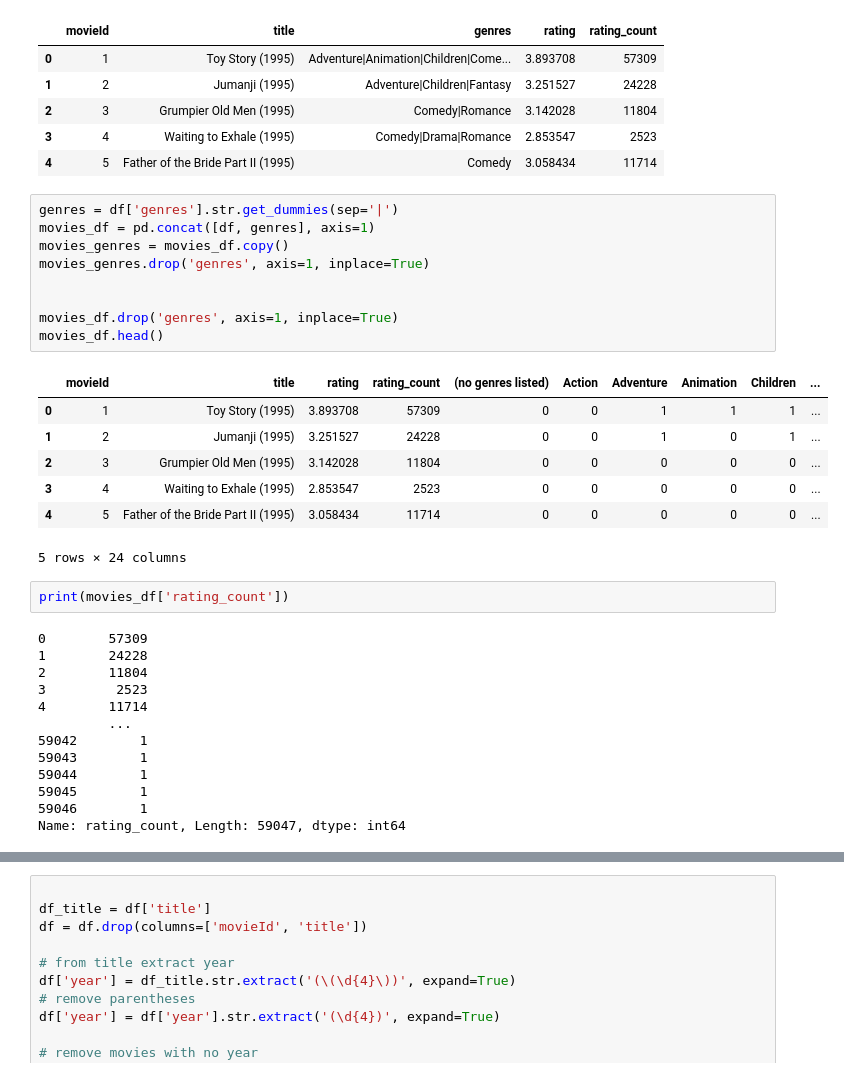
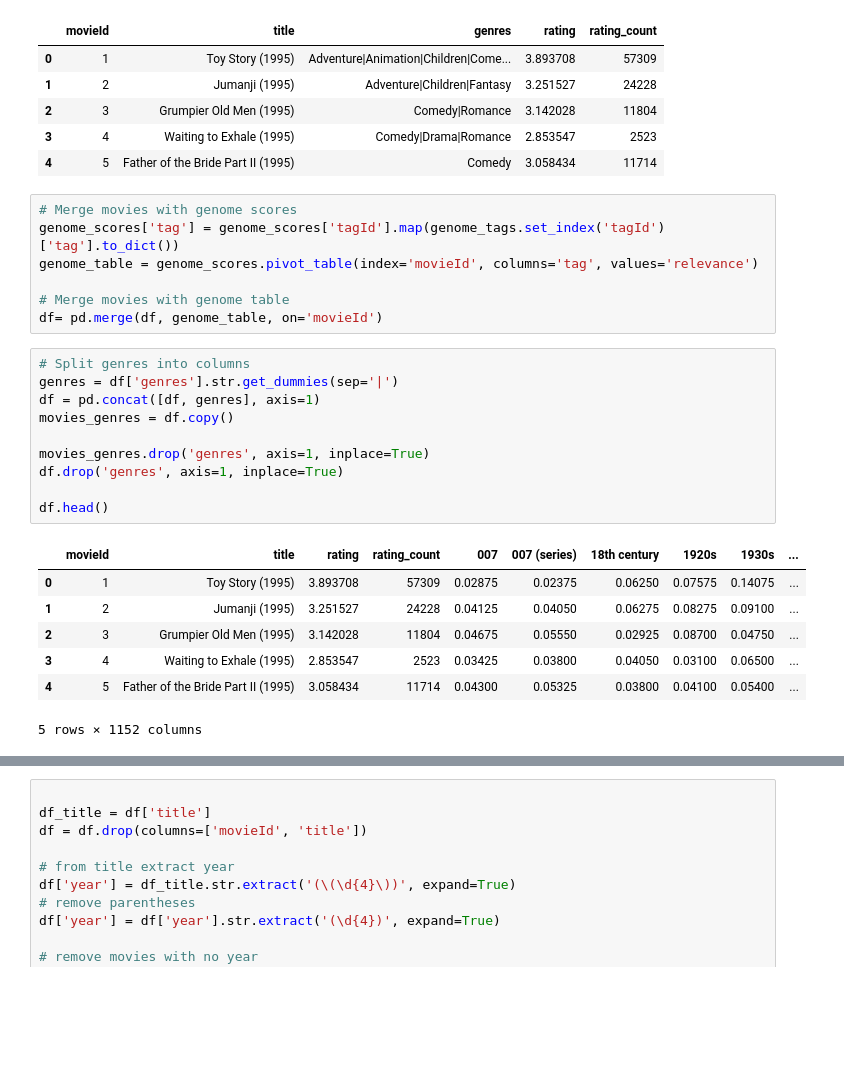
Before and after one commit to frapic98/Data_Analytics-main, a Jupyter notebook: data_exploration.ipynb, the cells around one changed output, grey strips where cells are left out. Saved outputs shown, nothing was run; the diff lists cells and outputs as text; blank space fills up the shorter version.

```diff
--- a/data_exploration.ipynb
+++ b/data_exploration.ipynb
@@ -36,35 +36,28 @@ display(df.head())
 | 2 | 3 | Grumpier Old Men (1995) | Comedy|Romance | 3.142028 | 11804 |
 | 3 | 4 | Waiting to Exhale (1995) | Comedy|Drama|Romance | 2.853547 | 2523 |
 | 4 | 5 | Father of the Bride Part II (1995) | Comedy | 3.058434 | 11714 |
+# %%
+# Merge movies with genome scores
+genome_scores['tag'] = genome_scores['tagId'].map(genome_tags.set_index('tagId')['tag'].to_dict())
+genome_table = genome_scores.pivot_table(index='movieId', columns='tag', values='relevance')
+
+# Merge movies with genome table
+df= pd.merge(df, genome_table, on='movieId')
 # %%
+# Split genres into columns
 genres = df['genres'].str.get_dummies(sep='|')
-movies_df = pd.concat([df, genres], axis=1)
-movies_genres = movies_df.copy()
+df = pd.concat([df, genres], axis=1)
+movies_genres = df.copy()
+
 movies_genres.drop('genres', axis=1, inplace=True)
+df.drop('genres', axis=1, inplace=True)
 
-
-movies_df.drop('genres', axis=1, inplace=True)
-movies_df.head()
+df.head()
 # %% [output]
-|  | movieId | title | rating | rating_count | (no genres listed) | Action | Adventure | Animation | Children | ... |
-| 0 | 1 | Toy Story (1995) | 3.893708 | 57309 | 0 | 0 | 1 | 1 | 1 | ... |
-| 1 | 2 | Jumanji (1995) | 3.251527 | 24228 | 0 | 0 | 1 | 0 | 1 | ... |
-| 2 | 3 | Grumpier Old Men (1995) | 3.142028 | 11804 | 0 | 0 | 0 | 0 | 0 | ... |
-| 3 | 4 | Waiting to Exhale (1995) | 2.853547 | 2523 | 0 | 0 | 0 | 0 | 0 | ... |
-| 4 | 5 | Father of the Bride Part II (1995) | 3.058434 | 11714 | 0 | 0 | 0 | 0 | 0 | ... |
+|  | movieId | title | rating | rating_count | 007 | 007 (series) | 18th century | 1920s | 1930s | ... |
+| 0 | 1 | Toy Story (1995) | 3.893708 | 57309 | 0.02875 | 0.02375 | 0.06250 | 0.07575 | 0.14075 | ... |
+| 1 | 2 | Jumanji (1995) | 3.251527 | 24228 | 0.04125 | 0.04050 | 0.06275 | 0.08275 | 0.09100 | ... |
+| 2 | 3 | Grumpier Old Men (1995) | 3.142028 | 11804 | 0.04675 | 0.05550 | 0.02925 | 0.08700 | 0.04750 | ... |
+| 3 | 4 | Waiting to Exhale (1995) | 2.853547 | 2523 | 0.03425 | 0.03800 | 0.04050 | 0.03100 | 0.06500 | ... |
+| 4 | 5 | Father of the Bride Part II (1995) | 3.058434 | 11714 | 0.04300 | 0.05325 | 0.03800 | 0.04100 | 0.05400 | ... |
-5 rows × 24 columns
+5 rows × 1152 columns
-# %%
-print(movies_df['rating_count'])
-# %% [output]
-0        57309
-1        24228
-2        11804
-3         2523
-4        11714
-         ...
-59042        1
-59043        1
-59044        1
-59045        1
-59046        1
-Name: rating_count, Length: 59047, dtype: int64
```
Also changed, not shown: parts of 5 cells of this notebook, 1 other file.
